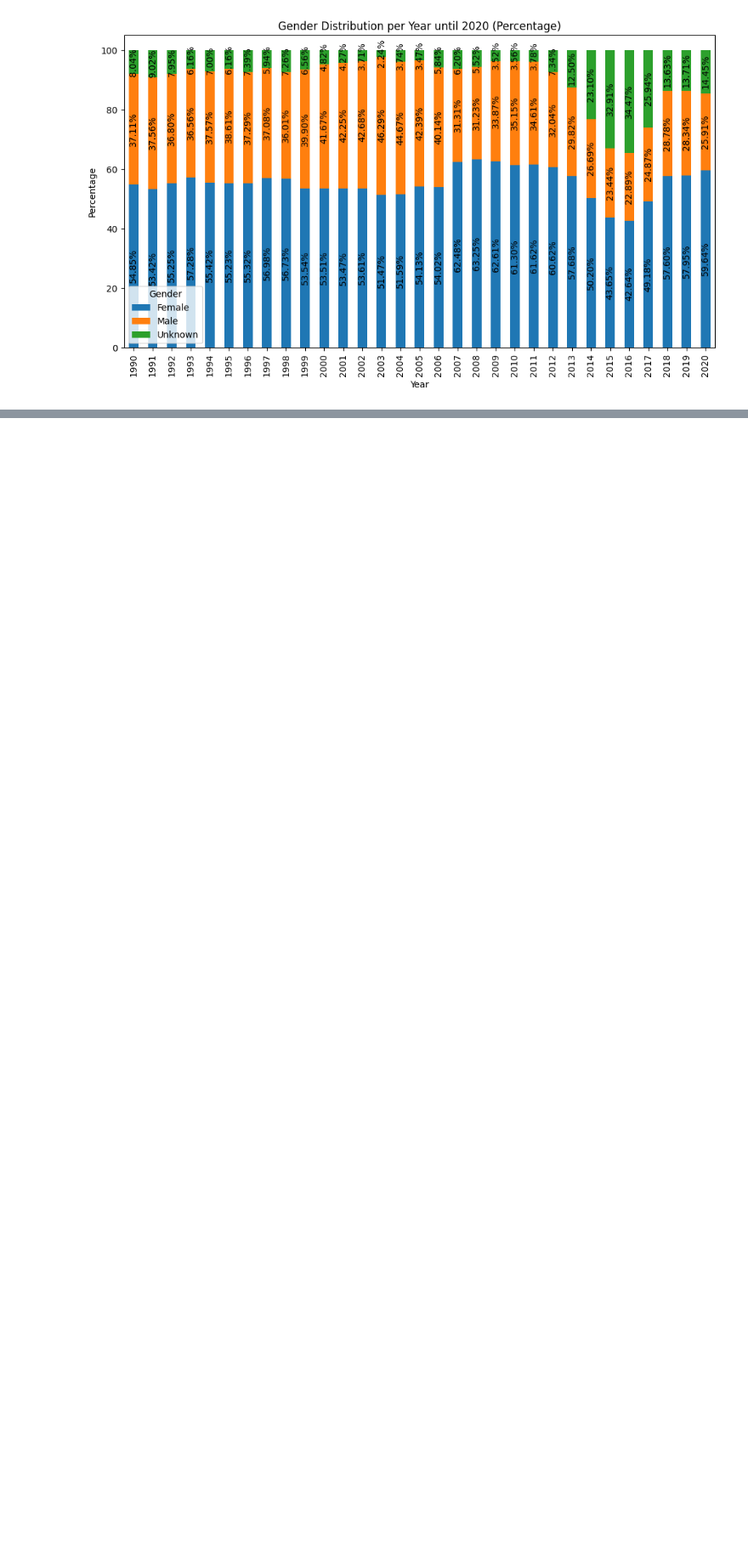
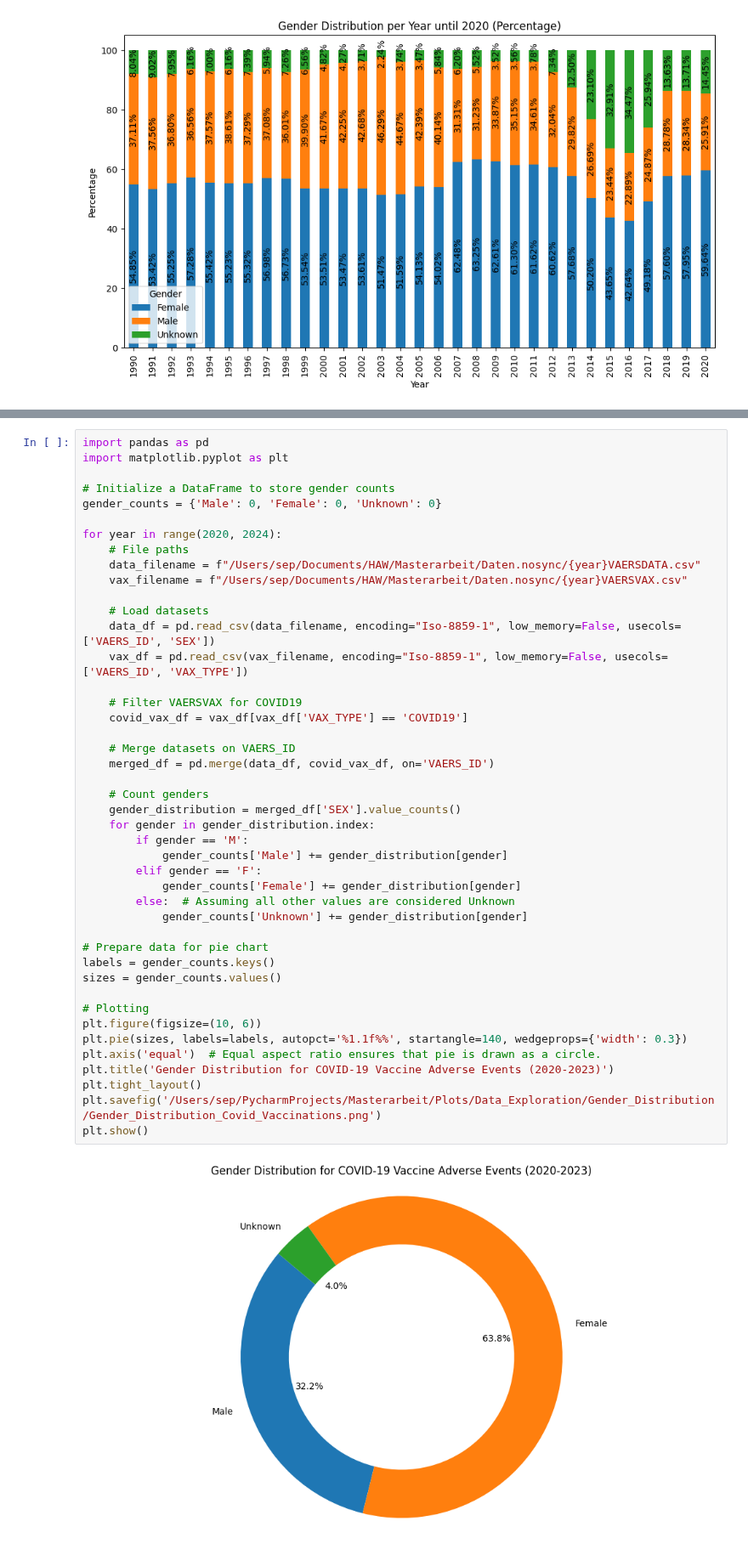
Before and after one commit to ZaNioxX/Masterarbeit, a Jupyter notebook: Data_Exploration/gender_distribution.ipynb, the cells around one changed output, grey strips where cells are left out. Shown at 85% size. Saved outputs shown, nothing was run; the diff lists cells and outputs as text; blank space fills up the shorter version.

```diff
--- a/Data_Exploration/gender_distribution.ipynb
+++ b/Data_Exploration/gender_distribution.ipynb
@@ -200,0 +258,46 @@ plt.show()
+# %%
+import pandas as pd
+import matplotlib.pyplot as plt
+
+# Initialize a DataFrame to store gender counts
+gender_counts = {'Male': 0, 'Female': 0, 'Unknown': 0}
+
+for year in range(2020, 2024):
+    # File paths
+    data_filename = f"/Users/sep/Documents/HAW/Masterarbeit/Daten.nosync/{year}VAERSDATA.csv"
+    vax_filename = f"/Users/sep/Documents/HAW/Masterarbeit/Daten.nosync/{year}VAERSVAX.csv"
+
+    # Load datasets
+    data_df = pd.read_csv(data_filename, encoding="Iso-8859-1", low_memory=False, usecols=['VAERS_ID', 'SEX'])
+    vax_df = pd.read_csv(vax_filename, encoding="Iso-8859-1", low_memory=False, usecols=['VAERS_ID', 'VAX_TYPE'])
+
+    # Filter VAERSVAX for COVID19
+    covid_vax_df = vax_df[vax_df['VAX_TYPE'] == 'COVID19']
+
+    # Merge datasets on VAERS_ID
+    merged_df = pd.merge(data_df, covid_vax_df, on='VAERS_ID')
+
+    # Count genders
+    gender_distribution = merged_df['SEX'].value_counts()
+    for gender in gender_distribution.index:
+        if gender == 'M':
+            gender_counts['Male'] += gender_distribution[gender]
+        elif gender == 'F':
+            gender_counts['Female'] += gender_distribution[gender]
+        else:  # Assuming all other values are considered Unknown
+            gender_counts['Unknown'] += gender_distribution[gender]
+
+# Prepare data for pie chart
+labels = gender_counts.keys()
+sizes = gender_counts.values()
+
+# Plotting
+plt.figure(figsize=(10, 6))
+plt.pie(sizes, labels=labels, autopct='%1.1f%%', startangle=140, wedgeprops={'width': 0.3})
+plt.axis('equal')  # Equal aspect ratio ensures that pie is drawn as a circle.
+plt.title('Gender Distribution for COVID-19 Vaccine Adverse Events (2020-2023)')
+plt.tight_layout()
+plt.savefig('/Users/sep/PycharmProjects/Masterarbeit/Plots/Data_Exploration/Gender_Distribution/Gender_Distribution_Covid_Vaccinations.png')
+plt.show()
+# %% [output]
+[figure, added]
```
Also changed, not shown: parts of 4 cells of this notebook, 3 other files.
